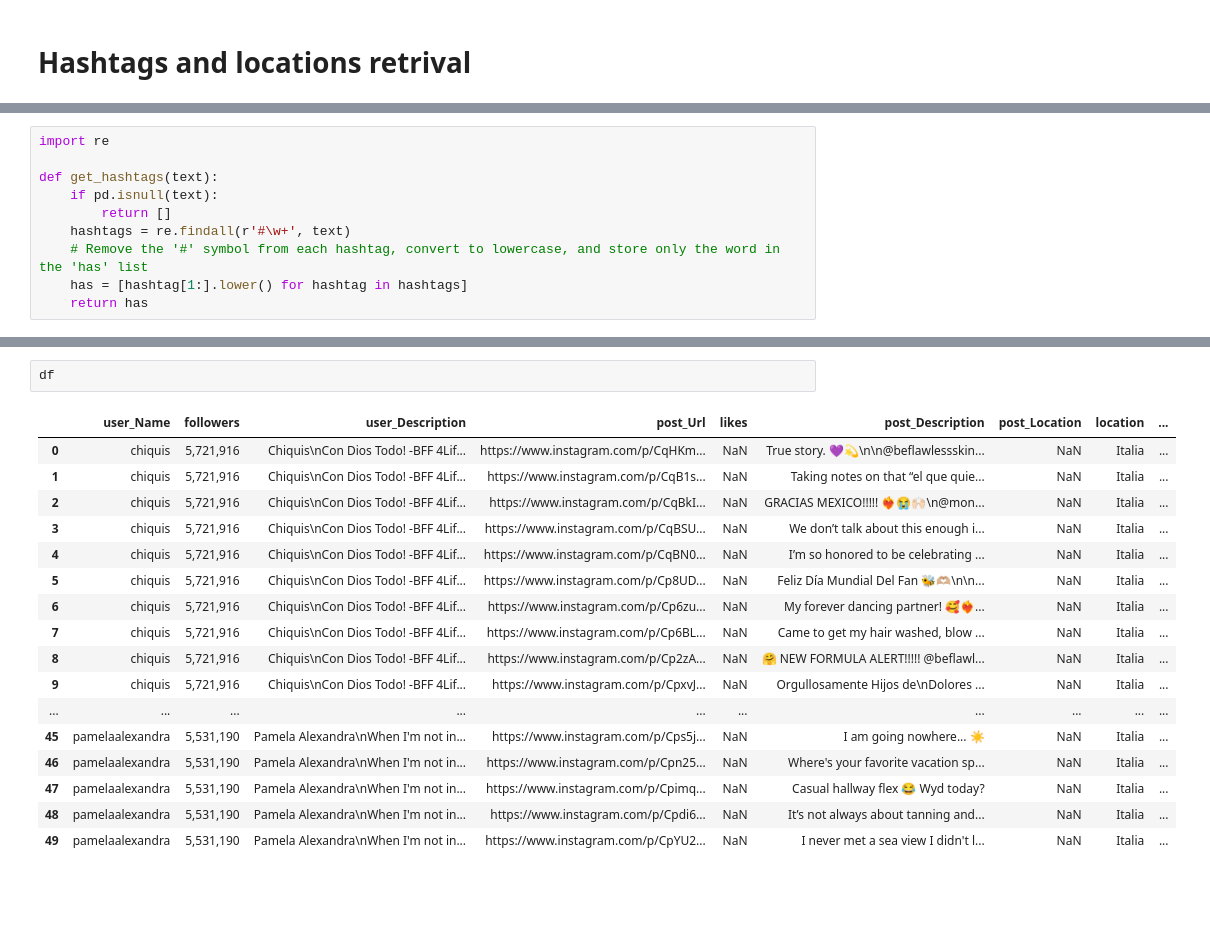
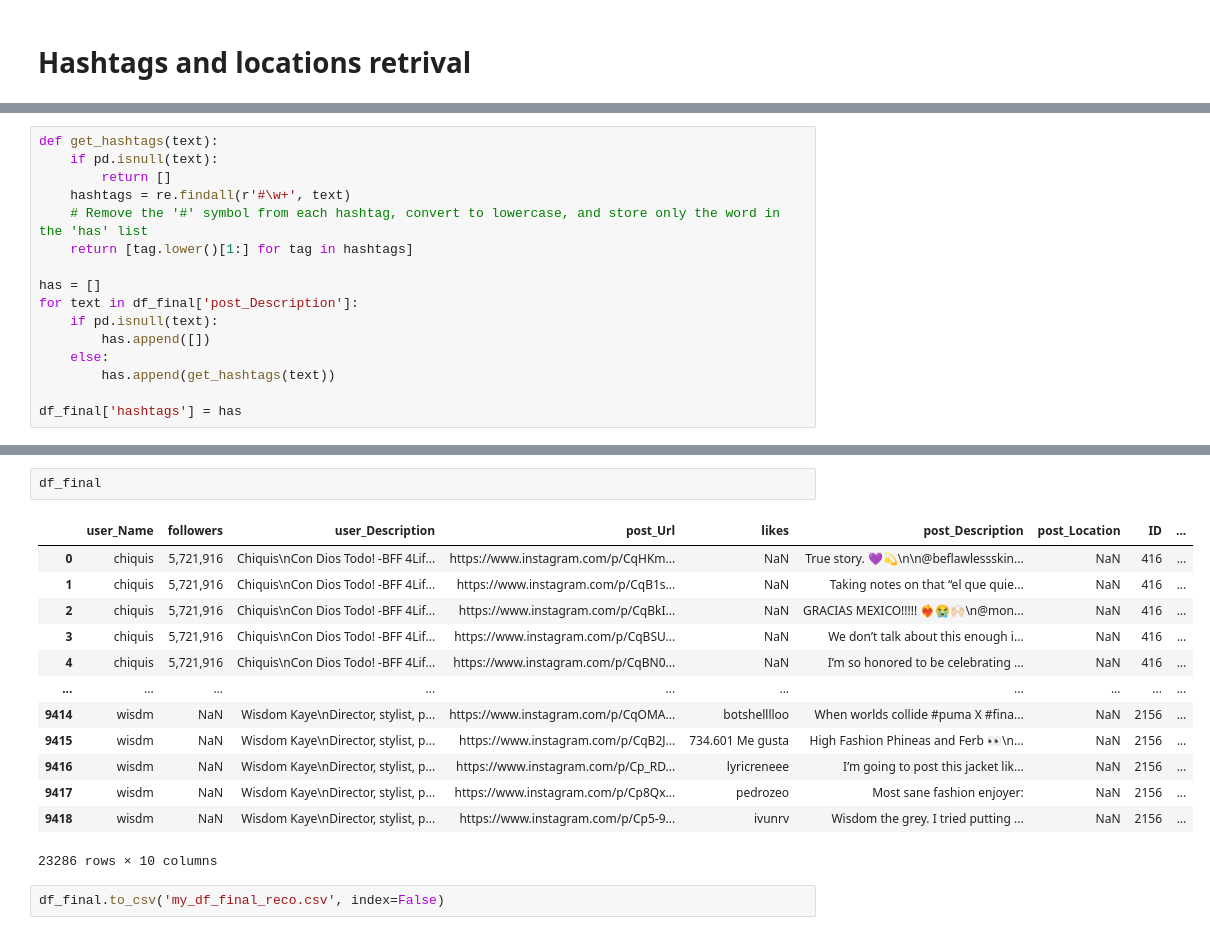
Before and after one commit to Ingernieros-del-IE/influence_marketing, a Jupyter notebook: influence_marketing_reco/datasets/dataRetrival.ipynb, the cells around one changed output, grey strips where cells are left out. Saved outputs shown, nothing was run; the diff lists cells and outputs as text; blank space fills up the shorter version.

```diff
--- a/influence_marketing_reco/datasets/dataRetrival.ipynb
+++ b/influence_marketing_reco/datasets/dataRetrival.ipynb
@@ -99,10 +222,16 @@ df
 # %%
-import re
-
 def get_hashtags(text):
     if pd.isnull(text):
         return []
     hashtags = re.findall(r'#\w+', text)
     # Remove the '#' symbol from each hashtag, convert to lowercase, and store only the word in the 'has' list
-    has = [hashtag[1:].lower() for hashtag in hashtags]
-    return has
+    return [tag.lower()[1:] for tag in hashtags]
+
+has = []
+for text in df_final['post_Description']:
+    if pd.isnull(text):
+        has.append([])
+    else:
+        has.append(get_hashtags(text))
+
+df_final['hashtags'] = has
@@ -140,20 +238,18 @@ See the caveats in the documentation: https://pandas.pydata.org/pandas-docs/stab
-# %%
-df
-# %% [output]
-|  | user_Name | followers | user_Description | post_Url | likes | post_Description | post_Location | location | ... |
-| 0 | chiquis | 5,721,916 | Chiquis\nCon Dios Todo! -BFF 4Lif... | https://www.instagram.com/p/CqHKm... | NaN | True story. 💜💫\n\n@beflawlessskin... | NaN | Italia | ... |
-| 1 | chiquis | 5,721,916 | Chiquis\nCon Dios Todo! -BFF 4Lif... | https://www.instagram.com/p/CqB1s... | NaN | Taking notes on that “el que quie... | NaN | Italia | ... |
-| 2 | chiquis | 5,721,916 | Chiquis\nCon Dios Todo! -BFF 4Lif... | https://www.instagram.com/p/CqBkI... | NaN | GRACIAS MEXICO!!!!! ❤️‍🔥😭🙌🏻\n@mon... | NaN | Italia | ... |
-| 3 | chiquis | 5,721,916 | Chiquis\nCon Dios Todo! -BFF 4Lif... | https://www.instagram.com/p/CqBSU... | NaN | We don’t talk about this enough i... | NaN | Italia | ... |
-| 4 | chiquis | 5,721,916 | Chiquis\nCon Dios Todo! -BFF 4Lif... | https://www.instagram.com/p/CqBN0... | NaN | I’m so honored to be celebrating ... | NaN | Italia | ... |
-| 5 | chiquis | 5,721,916 | Chiquis\nCon Dios Todo! -BFF 4Lif... | https://www.instagram.com/p/Cp8UD... | NaN | Feliz Día Mundial Del Fan 🐝🫶🏼\n\n... | NaN | Italia | ... |
-| 6 | chiquis | 5,721,916 | Chiquis\nCon Dios Todo! -BFF 4Lif... | https://www.instagram.com/p/Cp6zu... | NaN | My forever dancing partner! 🥰❤️‍🔥... | NaN | Italia | ... |
-| 7 | chiquis | 5,721,916 | Chiquis\nCon Dios Todo! -BFF 4Lif... | https://www.instagram.com/p/Cp6BL... | NaN | Came to get my hair washed, blow ... | NaN | Italia | ... |
-| 8 | chiquis | 5,721,916 | Chiquis\nCon Dios Todo! -BFF 4Lif... | https://www.instagram.com/p/Cp2zA... | NaN | 🤗 NEW FORMULA ALERT!!!!! @beflawl... | NaN | Italia | ... |
-| 9 | chiquis | 5,721,916 | Chiquis\nCon Dios Todo! -BFF 4Lif... | https://www.instagram.com/p/CpxvJ... | NaN | Orgullosamente Hijos de\nDolores ... | NaN | Italia | ... |
-| ... | ... | ... | ... | ... | ... | ... | ... | ... | ... |
-| 45 | pamelaalexandra | 5,531,190 | Pamela Alexandra\nWhen I'm not in... | https://www.instagram.com/p/Cps5j... | NaN | I am going nowhere... ☀️ | NaN | Italia | ... |
-| 46 | pamelaalexandra | 5,531,190 | Pamela Alexandra\nWhen I'm not in... | https://www.instagram.com/p/Cpn25... | NaN | Where's your favorite vacation sp... | NaN | Italia | ... |
-| 47 | pamelaalexandra | 5,531,190 | Pamela Alexandra\nWhen I'm not in... | https://www.instagram.com/p/Cpimq... | NaN | Casual hallway flex 😂 Wyd today? | NaN | Italia | ... |
-| 48 | pamelaalexandra | 5,531,190 | Pamela Alexandra\nWhen I'm not in... | https://www.instagram.com/p/Cpdi6... | NaN | It’s not always about tanning and... | NaN | Italia | ... |
-| 49 | pamelaalexandra | 5,531,190 | Pamela Alexandra\nWhen I'm not in... | https://www.instagram.com/p/CpYU2... | NaN | I never met a sea view I didn't l... | NaN | Italia | ... |
+# %%
+df_final
+# %% [output]
+|  | user_Name | followers | user_Description | post_Url | likes | post_Description | post_Location | ID | ... |
+| 0 | chiquis | 5,721,916 | Chiquis\nCon Dios Todo! -BFF 4Lif... | https://www.instagram.com/p/CqHKm... | NaN | True story. 💜💫\n\n@beflawlessskin... | NaN | 416 | ... |
+| 1 | chiquis | 5,721,916 | Chiquis\nCon Dios Todo! -BFF 4Lif... | https://www.instagram.com/p/CqB1s... | NaN | Taking notes on that “el que quie... | NaN | 416 | ... |
+| 2 | chiquis | 5,721,916 | Chiquis\nCon Dios Todo! -BFF 4Lif... | https://www.instagram.com/p/CqBkI... | NaN | GRACIAS MEXICO!!!!! ❤️‍🔥😭🙌🏻\n@mon... | NaN | 416 | ... |
+| 3 | chiquis | 5,721,916 | Chiquis\nCon Dios Todo! -BFF 4Lif... | https://www.instagram.com/p/CqBSU... | NaN | We don’t talk about this enough i... | NaN | 416 | ... |
+| 4 | chiquis | 5,721,916 | Chiquis\nCon Dios Todo! -BFF 4Lif... | https://www.instagram.com/p/CqBN0... | NaN | I’m so honored to be celebrating ... | NaN | 416 | ... |
+| ... | ... | ... | ... | ... | ... | ... | ... | ... | ... |
+| 9414 | wisdm | NaN | Wisdom Kaye\nDirector, stylist, p... | https://www.instagram.com/p/CqOMA... | botshelllloo | When worlds collide #puma X #fina... | NaN | 2156 | ... |
+| 9415 | wisdm | NaN | Wisdom Kaye\nDirector, stylist, p... | https://www.instagram.com/p/CqB2J... | 734.601 Me gusta | High Fashion Phineas and Ferb 👀\n... | NaN | 2156 | ... |
+| 9416 | wisdm | NaN | Wisdom Kaye\nDirector, stylist, p... | https://www.instagram.com/p/Cp_RD... | lyricreneee | I’m going to post this jacket lik... | NaN | 2156 | ... |
+| 9417 | wisdm | NaN | Wisdom Kaye\nDirector, stylist, p... | https://www.instagram.com/p/Cp8Qx... | pedrozeo | Most sane fashion enjoyer: | NaN | 2156 | ... |
+| 9418 | wisdm | NaN | Wisdom Kaye\nDirector, stylist, p... | https://www.instagram.com/p/Cp5-9... | ivunrv | Wisdom the grey. I tried putting ... | NaN | 2156 | ... |
+23286 rows × 10 columns
+# %%
+df_final.to_csv('my_df_final_reco.csv', index=False)
```
Also changed, not shown: parts of 34 cells of this notebook.
